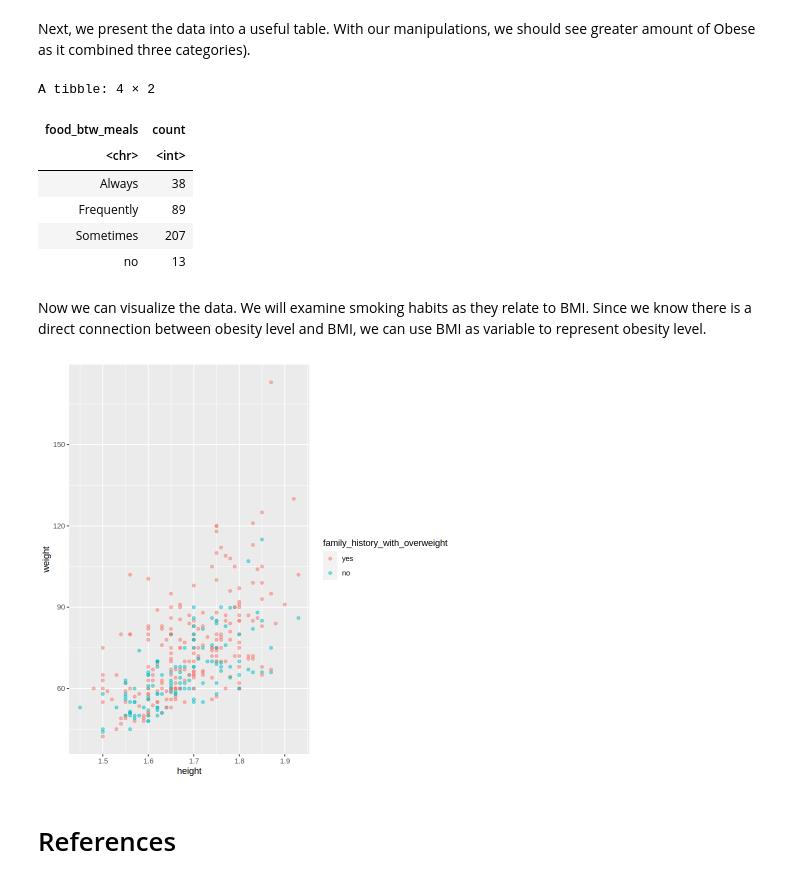
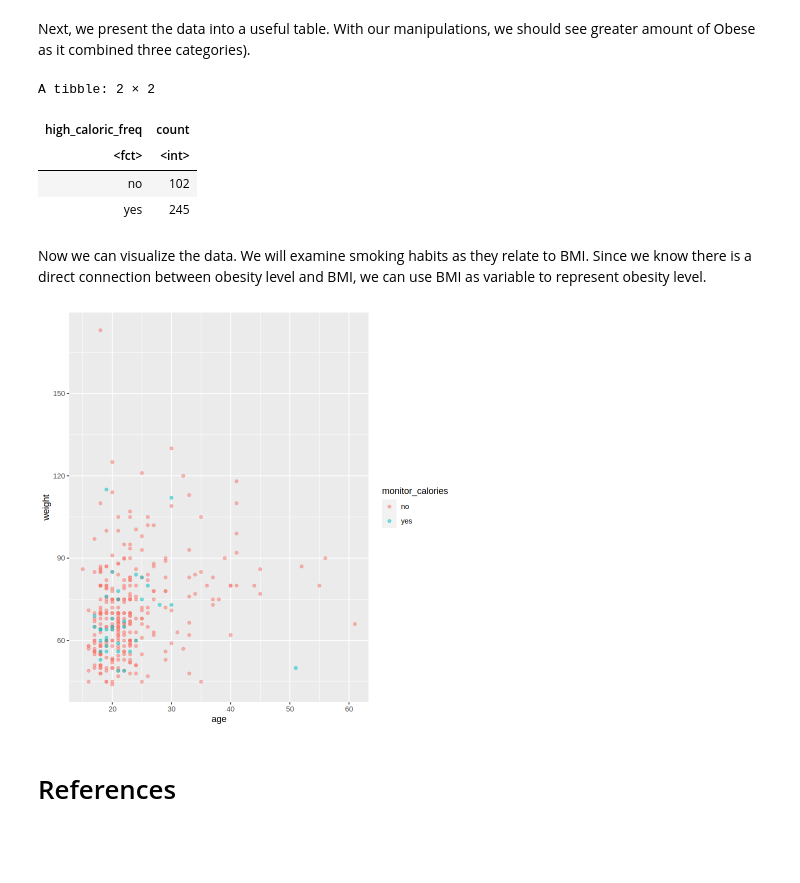
Before and after one commit to afellhauer/DSCI_Group_Project, a Jupyter notebook: projectProposal.ipynb, the cells around one changed output. Cells and saved outputs as stored; diff of their text form; code cells hidden in the pictures; blank space fills up the shorter version.

```diff
--- a/projectProposal.ipynb
+++ b/projectProposal.ipynb
@@ -182,7 +181,8 @@ obesity_mutated <- obesity_filtered |>
     mutate(physical_freq = as_factor(physical_freq)) |>
     mutate(family_history_with_overweight = as_factor(family_history_with_overweight)) |>
     mutate(high_caloric_freq = as_factor(high_caloric_freq)) |>
-    mutate(food_btw_meals = as_factor(food_btw_meals)
+    mutate(food_btw_meals = as_factor(food_btw_meals)) |>
+    mutate(water = as_factor(water))
 
 glimpse(obesity_mutated)
 # %% [output]
@@ -209,33 +209,31 @@ $ bmi                            <dbl> 24.38653, 24.23823, 23.76543, 26.85185,
 # %% [markdown]
 We will now split the data into training and testing sets
 # %%
-obesity_split <- initial_split(obesity_mutated, prop = 0.75, strata = food_btw_meals)
+obesity_split <- initial_split(obesity_mutated, prop = 0.75, strata = high_caloric_freq)
 obesity_train <- training(obesity_split)
 obesity_test <- testing(obesity_split)
 # %% [markdown]
 Next, we present the data into a useful table. With our manipulations, we should see greater amount of Obese as it combined three categories).
 # %%
 obese_summary <- obesity_train |>
-    group_by(food_btw_meals ) |>
+    group_by(high_caloric_freq) |>
     summarize(count = n())
 obese_summary
 # %% [output]
-A tibble: 4 × 2
+A tibble: 2 × 2
-| food_btw_meals | count |
-| <chr> | <int> |
-| Always | 38 |
-| Frequently | 89 |
-| Sometimes | 207 |
-| no | 13 |
+| high_caloric_freq | count |
+| <fct> | <int> |
+| no | 102 |
+| yes | 245 |
 # %% [markdown]
 Now we can visualize the data. We will examine smoking habits as they relate to BMI. Since we know there is a direct connection between obesity level and BMI, we can use BMI as variable to represent obesity level.
 # %%
 obesity_and_screen_time <- obesity_train |>
-    ggplot(aes(x = height, y = weight, color = family_history_with_overweight )) +
+    ggplot(aes(x = age, y = weight, color = monitor_calories )) +
     geom_point(alpha = 0.5)
 obesity_and_screen_time
 # %% [output]
-[figure, old version]
+[figure, new version]
 # %% [markdown]
 # References
 # %% [markdown]
```
Also changed, not shown: parts of 5 cells of this notebook.
